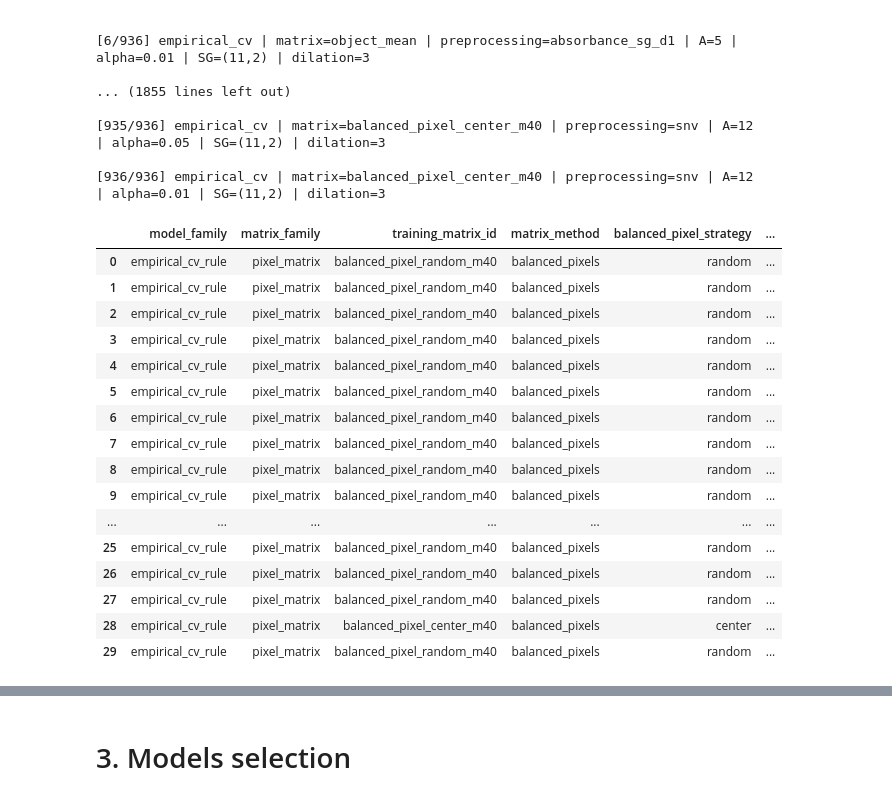
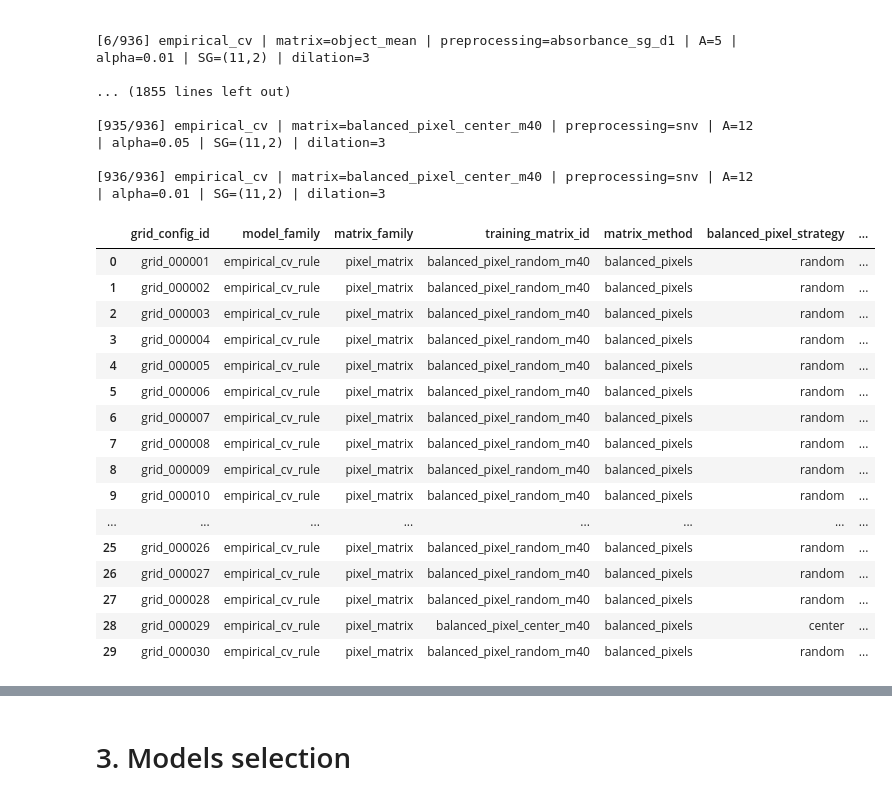
Before and after one commit to alixgrg/hsi_nuts, a Jupyter notebook: notebooks/04A_simca_grid_validation.ipynb, the cells around one changed output, grey strips where cells are left out. Cells and saved outputs as stored; diff of their text form; code cells hidden in the pictures.

```diff
--- a/notebooks/04A_simca_grid_validation.ipynb
+++ b/notebooks/04A_simca_grid_validation.ipynb
@@ -151,7 +157,7 @@ PCA_SELECTED_PREPROCESSINGS_PATH = (
 # Detection protocol
 # ---------------------------------------------------------------------
 TARGET_CLASS = "peanut"
-NON_TARGET_LABEL = "non_target"
+NON_TARGET_LABEL = "almond"
 REFERENCE_CLASSES = ("almond", TARGET_CLASS)
 
 TRAIN_FILTERS = make_target_train_filters(
@@ -216,30 +222,16 @@ DEFAULT_PREPROCESSING_CONFIGS = {
     "snv_sg_d1": ("snv", "sg_d1"),
 }
 
-
-def _parse_preprocessing_steps(value):
-    if isinstance(value, (list, tuple)):
-        return tuple(str(v) for v in value)
-
-    value = str(value)
-
-    if "+" in value:
-        return tuple(v.strip() for v in value.split("+") if v.strip())
-
-    return (value.strip(),)
-
-
 if PCA_SELECTED_PREPROCESSINGS_PATH.exists():
     pca_selected_preprocessings_df = load_parquet(PCA_SELECTED_PREPROCESSINGS_PATH)
 
     PREPROCESSING_CONFIGS = {
-        str(row["preprocessing"]): _parse_preprocessing_steps(row["preprocessing_steps"])
+        str(row["preprocessing"]): tuple(parse_preprocessing_steps(row["preprocessing_steps"]))
         for _, row in pca_selected_preprocessings_df.drop_duplicates("preprocessing").iterrows()
     }
 
     print("Loaded preprocessing shortlist from PCA notebook:")
     print(PCA_SELECTED_PREPROCESSINGS_PATH)
-
 else:
     pca_selected_preprocessings_df = pd.DataFrame()
     PREPROCESSING_CONFIGS = DEFAULT_PREPROCESSING_CONFIGS.copy()
@@ -494,9 +486,34 @@ grid_summary_df = normalize_simca_rule_columns(grid_summary_df)
 grid_summary_df["selection_split"] = "validation_batch_3"
 grid_summary_df["selection_strategy"] = "04A_grid_rule_variant_universe"
 
+# Stable row identifier propagated through the Pareto filters.
+GRID_CONFIG_ID_COL = "grid_config_id"
+if GRID_CONFIG_ID_COL not in grid_summary_df.columns:
+    grid_summary_df[GRID_CONFIG_ID_COL] = [
+        f"grid_{index:06d}"
+        for index in range(1, len(grid_summary_df) + 1)
+    ]
+
+required_grid_columns = {
+    "matrix_family",
+    "fn_rate",
+    "fp_rate",
+    "balanced_accuracy",
+    "preprocessing",
+    "selected_rule_name",
+}
+missing_grid_columns = sorted(
+    required_grid_columns.difference(grid_summary_df.columns)
+)
+if missing_grid_columns:
+    raise KeyError(
+        f"Missing required columns in grid_summary_df: {missing_grid_columns}"
+    )
+
 save_parquet(grid_summary_df, GRID_SUMMARY_PATH)
 
 display_cols = [
+    GRID_CONFIG_ID_COL,
     "model_family",
     "matrix_family",
     "training_matrix_id",
@@ -505,51 +522,54 @@ display_cols = [
     "balanced_pixel_strategy_effective",
     "m",
     "m_effective",
     "preprocessing",
     "rule",
     "rule_variant",
     "selected_rule_name",
     "rule_for_refit",
     "limit_source",
     "n_components",
     "alpha",
     "object_threshold",
     "sg_window_length",
     "sg_polyorder",
     "position_dilation_radius",
     "balanced_accuracy",
     "target_sensitivity",
     "non_target_specificity",
     "fn_rate",
     "fp_rate",
     "f1_score",
     "accuracy",
     "selection_score",
     "score_conservative_target",
     "score_balanced_reference",
     "score_specificity_control",
 ]
-display_cols = [col for col in display_cols if col in grid_summary_df.columns]
+display_cols = [
+    col for col in display_cols
+    if col in grid_summary_df.columns
+]
 
 display(grid_summary_df[display_cols].head(30))
 # %% [output]
-|  | model_family | matrix_family | training_matrix_id | matrix_method | balanced_pixel_strategy | ... |
-| 0 | empirical_cv_rule | pixel_matrix | balanced_pixel_random_m40 | balanced_pixels | random | ... |
-| 1 | empirical_cv_rule | pixel_matrix | balanced_pixel_random_m40 | balanced_pixels | random | ... |
-| 2 | empirical_cv_rule | pixel_matrix | balanced_pixel_random_m40 | balanced_pixels | random | ... |
-| 3 | empirical_cv_rule | pixel_matrix | balanced_pixel_random_m40 | balanced_pixels | random | ... |
-| 4 | empirical_cv_rule | pixel_matrix | balanced_pixel_random_m40 | balanced_pixels | random | ... |
-| 5 | empirical_cv_rule | pixel_matrix | balanced_pixel_random_m40 | balanced_pixels | random | ... |
-| 6 | empirical_cv_rule | pixel_matrix | balanced_pixel_random_m40 | balanced_pixels | random | ... |
-| 7 | empirical_cv_rule | pixel_matrix | balanced_pixel_random_m40 | balanced_pixels | random | ... |
-| 8 | empirical_cv_rule | pixel_matrix | balanced_pixel_random_m40 | balanced_pixels | random | ... |
-| 9 | empirical_cv_rule | pixel_matrix | balanced_pixel_random_m40 | balanced_pixels | random | ... |
-| ... | ... | ... | ... | ... | ... | ... |
-| 25 | empirical_cv_rule | pixel_matrix | balanced_pixel_random_m40 | balanced_pixels | random | ... |
-| 26 | empirical_cv_rule | pixel_matrix | balanced_pixel_random_m40 | balanced_pixels | random | ... |
-| 27 | empirical_cv_rule | pixel_matrix | balanced_pixel_random_m40 | balanced_pixels | random | ... |
-| 28 | empirical_cv_rule | pixel_matrix | balanced_pixel_center_m40 | balanced_pixels | center | ... |
-| 29 | empirical_cv_rule | pixel_matrix | balanced_pixel_random_m40 | balanced_pixels | random | ... |
+|  | grid_config_id | model_family | matrix_family | training_matrix_id | matrix_method | balanced_pixel_strategy | ... |
+| 0 | grid_000001 | empirical_cv_rule | pixel_matrix | balanced_pixel_random_m40 | balanced_pixels | random | ... |
+| 1 | grid_000002 | empirical_cv_rule | pixel_matrix | balanced_pixel_random_m40 | balanced_pixels | random | ... |
+| 2 | grid_000003 | empirical_cv_rule | pixel_matrix | balanced_pixel_random_m40 | balanced_pixels | random | ... |
+| 3 | grid_000004 | empirical_cv_rule | pixel_matrix | balanced_pixel_random_m40 | balanced_pixels | random | ... |
+| 4 | grid_000005 | empirical_cv_rule | pixel_matrix | balanced_pixel_random_m40 | balanced_pixels | random | ... |
+| 5 | grid_000006 | empirical_cv_rule | pixel_matrix | balanced_pixel_random_m40 | balanced_pixels | random | ... |
+| 6 | grid_000007 | empirical_cv_rule | pixel_matrix | balanced_pixel_random_m40 | balanced_pixels | random | ... |
+| 7 | grid_000008 | empirical_cv_rule | pixel_matrix | balanced_pixel_random_m40 | balanced_pixels | random | ... |
+| 8 | grid_000009 | empirical_cv_rule | pixel_matrix | balanced_pixel_random_m40 | balanced_pixels | random | ... |
+| 9 | grid_000010 | empirical_cv_rule | pixel_matrix | balanced_pixel_random_m40 | balanced_pixels | random | ... |
+| ... | ... | ... | ... | ... | ... | ... | ... |
+| 25 | grid_000026 | empirical_cv_rule | pixel_matrix | balanced_pixel_random_m40 | balanced_pixels | random | ... |
+| 26 | grid_000027 | empirical_cv_rule | pixel_matrix | balanced_pixel_random_m40 | balanced_pixels | random | ... |
+| 27 | grid_000028 | empirical_cv_rule | pixel_matrix | balanced_pixel_random_m40 | balanced_pixels | random | ... |
+| 28 | grid_000029 | empirical_cv_rule | pixel_matrix | balanced_pixel_center_m40 | balanced_pixels | center | ... |
+| 29 | grid_000030 | empirical_cv_rule | pixel_matrix | balanced_pixel_random_m40 | balanced_pixels | random | ... |
 # %%
 print("Columns available in grid_summary_df:")
 print(sorted(grid_summary_df.columns))
```
Also changed, not shown: parts of 34 cells of this notebook, 33 other files.
